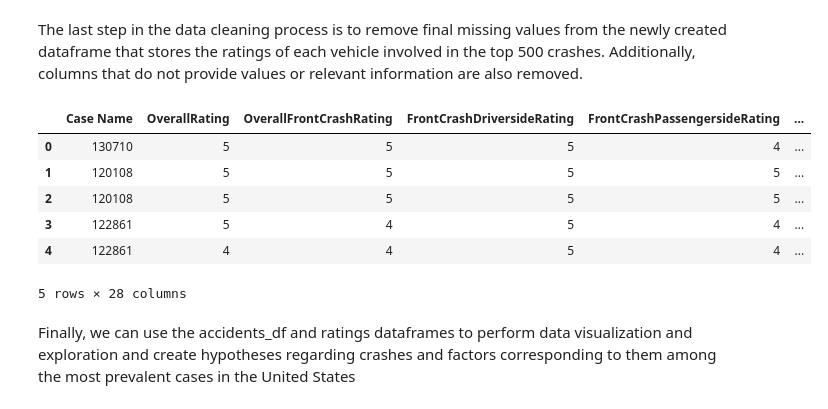
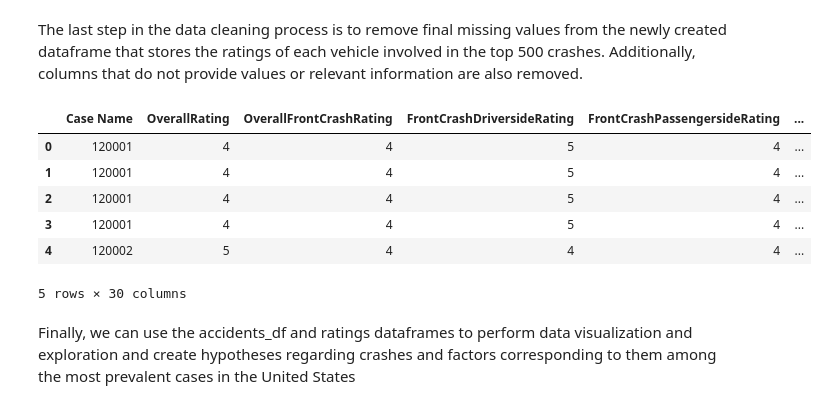
Before and after one commit to mnapa1234/mnapa1234.github.io, a Jupyter notebook: final.ipynb, the cells around one changed output. Saved outputs shown, nothing was run; the diff lists cells and outputs as text; code cells hidden in the pictures.

```diff
--- a/final.ipynb
+++ b/final.ipynb
@@ -135,8 +135,7 @@ We will additionally perform filtering to remove any columns containing missing
 print(accidents_df.columns)
 accidents_df = accidents_df[["statename", "state", "st_case", "ve_total", "pvh_invl", "peds", "pernotmvit", "persons", "typ_int", "wrk_zone", "road_fnc",
 "nhs", "rur_urb", "hour", "hourname", "sp_jur", "harm_ev", "harm_evname", "man_coll", "man_collname", "weather1", "weather2", "sch_bus",
-"rail", "cf1", "cf2", "cf3", "fatals", "drunk_dr"]]
-accidents_df.dropna(axis=1, inplace=True)
+"rail", "cf1", "cf1name", "cf2", "cf2name", "cf3", "cf3name", "fatals", "drunk_dr"]]
 accidents_df.head()
 # %% [output]
 Index(['caseyear', 'state', 'st_case', 'statename', 've_total', 've_forms',
@@ -239,20 +214,22 @@ The last step in the data cleaning process is to remove final missing values fro
 # %%
 ratings = pd.read_csv("data/ratings.csv")
 ratings = ratings.dropna(axis=0)
 ratings = ratings.drop(["Unnamed: 0", "VehiclePicture", "FrontCrashPicture", "FrontCrashVideo", "SideCrashPicture", "SideCrashVideo", "SidePolePicture",
                          "SidePoleVideo"], axis=1)
 ratings = ratings.drop(ratings[ratings["OverallRating"] == "Not Rated"].index, axis=0)
 ratings = ratings.reset_index(drop=True)
 ratings.insert(0, ratings.columns[-1], ratings.pop(ratings.columns[-1]))
+# Include information about fatalities where case numbers overlap with the accident_df
+ratings = pd.merge(ratings, accidents_df[["st_case", "fatals"]], how="left", right_on = "st_case", left_on = "Case Name")
 ratings.head()
 # %% [output]
 |  | Case Name | OverallRating | OverallFrontCrashRating | FrontCrashDriversideRating | FrontCrashPassengersideRating | ... |
-| 0 | 130710 | 5 | 5 | 5 | 4 | ... |
-| 1 | 120108 | 5 | 5 | 5 | 5 | ... |
-| 2 | 120108 | 5 | 5 | 5 | 5 | ... |
-| 3 | 122861 | 5 | 4 | 5 | 4 | ... |
-| 4 | 122861 | 4 | 4 | 5 | 4 | ... |
+| 0 | 120001 | 4 | 4 | 5 | 4 | ... |
+| 1 | 120001 | 4 | 4 | 5 | 4 | ... |
+| 2 | 120001 | 4 | 4 | 5 | 4 | ... |
+| 3 | 120001 | 4 | 4 | 5 | 4 | ... |
+| 4 | 120002 | 5 | 4 | 4 | 4 | ... |
-5 rows × 28 columns
+5 rows × 30 columns
 # %% [markdown]
 Finally, we can use the accidents_df and ratings dataframes to perform data visualization and exploration and create hypotheses regarding crashes and factors corresponding to them among the most prevalent cases in the United States
 # %% [markdown]
```
Also changed, not shown: parts of 23 cells of this notebook, 1 other file.
